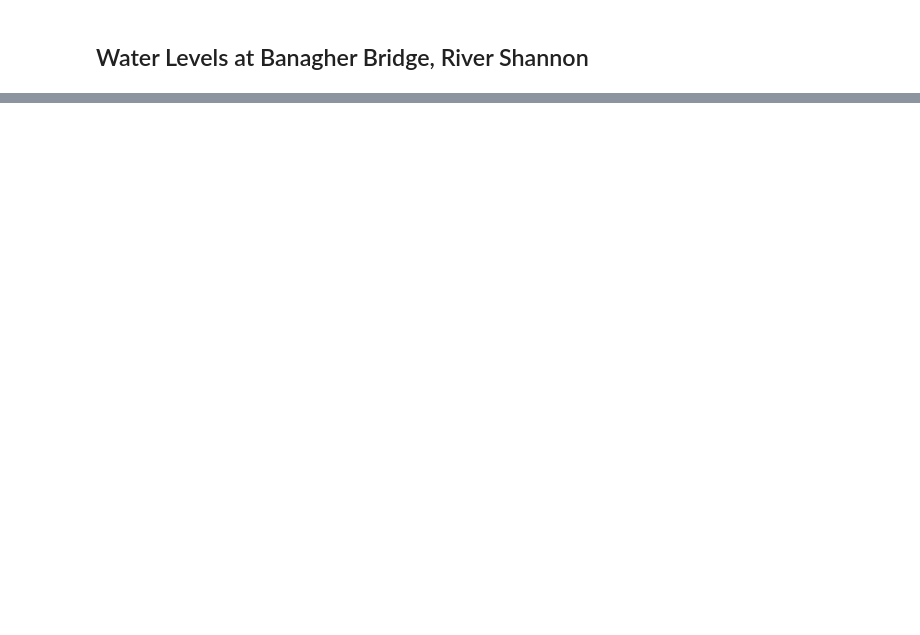
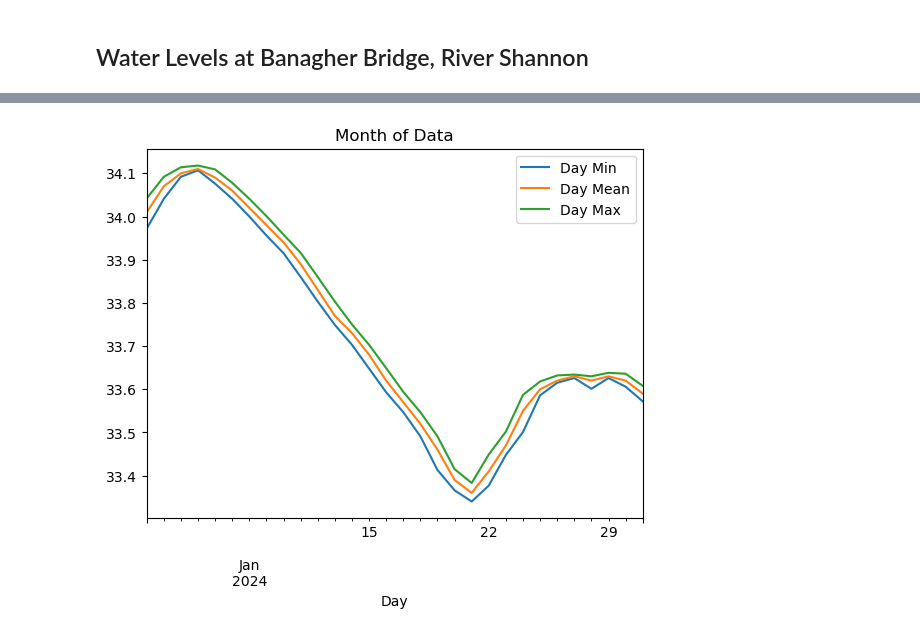
Before and after one commit to burked9/shannon-flood-piml, a Jupyter notebook: water_levels_banagher.ipynb, the cells around one changed output, grey strips where cells are left out. Drawn from its saved outputs; the diff is of its cells as text; code cells hidden in the pictures; blank space fills up the shorter version.

```diff
--- a/water_levels_banagher.ipynb
+++ b/water_levels_banagher.ipynb
@@ -56,0 +59,6 @@ DatetimeIndex(['1989-01-02', '1989-01-03', '1989-01-04', '1989-01-05',
+# %%
+# weekly plot, or monthly
+df.iloc[:, :-1].loc[(df.index > '01-01-2024') & (df.index <= '31-01-2024')].plot(title='Month of Data')
+plt.show()
+# %% [output]
+[figure, added]
```
Also changed, not shown: parts of 7 cells of this notebook.
